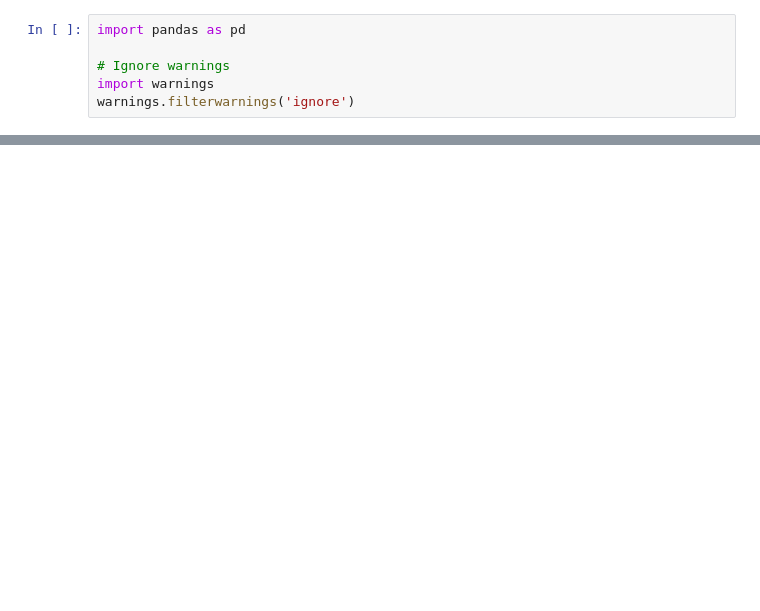
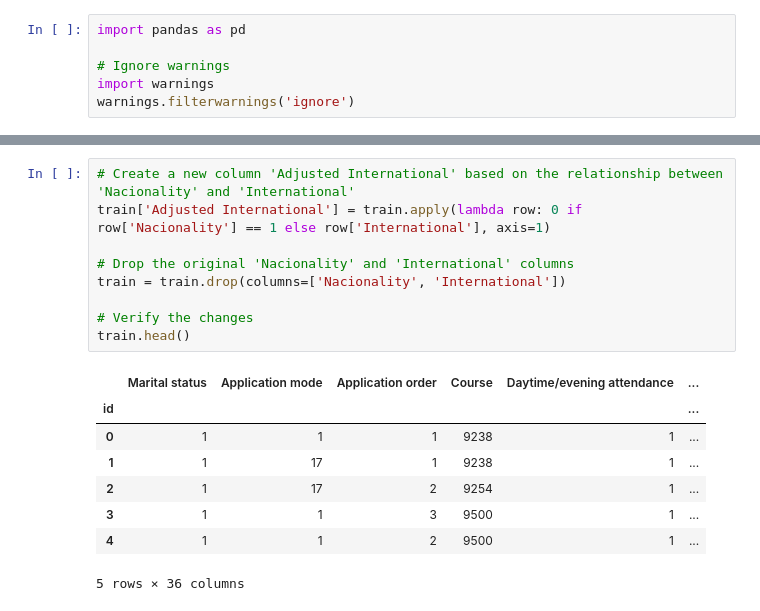
Before and after one commit to pauloarayasantiago/Classification-with-an-Academic-Success-Dataset, a Jupyter notebook: classification-with-academic-success-using-ml.ipynb, the cells around one changed output, grey strips where cells are left out. Cells and saved outputs as stored; diff of their text form; blank space fills up the shorter version.

```diff
--- a/classification-with-academic-success-using-ml.ipynb
+++ b/classification-with-academic-success-using-ml.ipynb
@@ -49,0 +156,18 @@ index_feature = ['id']
+# %%
+# Create a new column 'Adjusted International' based on the relationship between 'Nacionality' and 'International'
+train['Adjusted International'] = train.apply(lambda row: 0 if row['Nacionality'] == 1 else row['International'], axis=1)
+
+# Drop the original 'Nacionality' and 'International' columns
+train = train.drop(columns=['Nacionality', 'International'])
+
+# Verify the changes
+train.head()
+# %% [output]
+|  | Marital status | Application mode | Application order | Course | Daytime/evening attendance | ... |
+| id |  |  |  |  |  | ... |
+| 0 | 1 | 1 | 1 | 9238 | 1 | ... |
+| 1 | 1 | 17 | 1 | 9238 | 1 | ... |
+| 2 | 1 | 17 | 2 | 9254 | 1 | ... |
+| 3 | 1 | 1 | 3 | 9500 | 1 | ... |
+| 4 | 1 | 1 | 2 | 9500 | 1 | ... |
+5 rows × 36 columns
```
Also changed, not shown: parts of 9 cells of this notebook.
